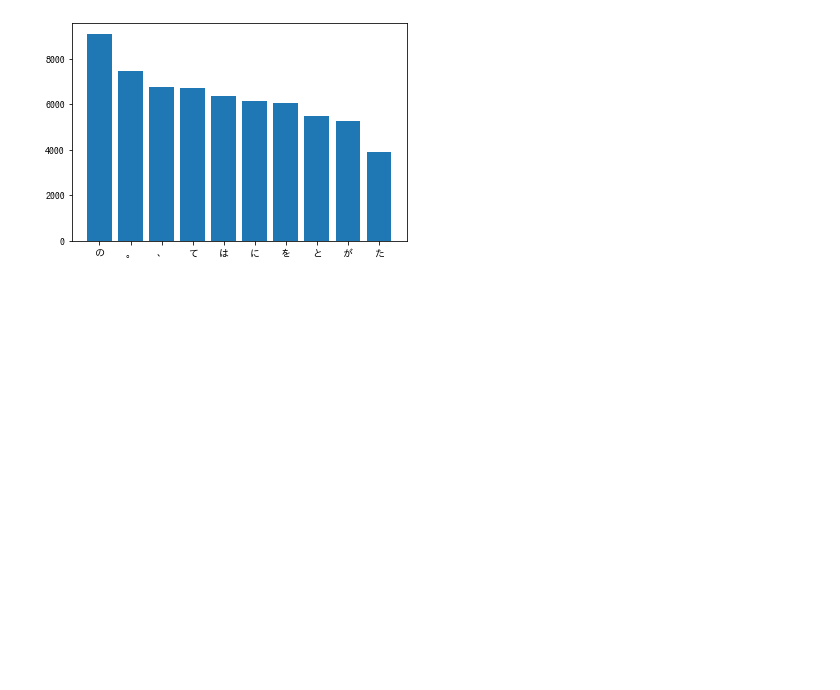
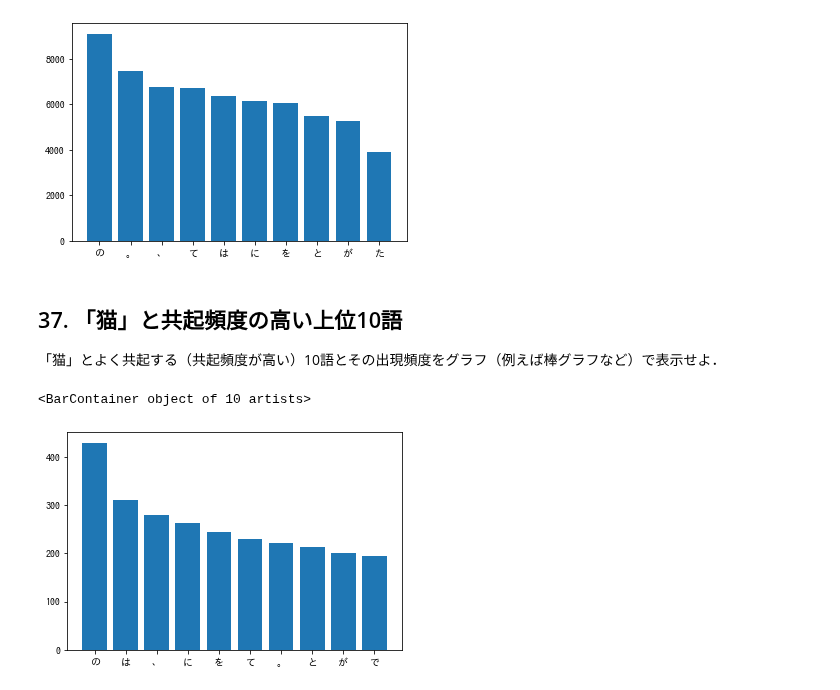
Before and after one commit to nishikaz/NLP100Exercise, a Jupyter notebook: Chapter4/Chapter4_POS-tagging.ipynb, the cells around one changed output. Saved outputs shown, nothing was run; the diff lists cells and outputs as text; code cells hidden in the pictures; blank space fills up the shorter version.

Commit message:
「37. 「猫」と共起頻度の高い上位10語」を回答

```diff
--- a/Chapter4/Chapter4_POS-tagging.ipynb
+++ b/Chapter4/Chapter4_POS-tagging.ipynb
@@ -254,3 +254,26 @@ plt.bar(x=[each[0] for each in top10], height=[each[1] for each in top10])
 # %% [output]
 <BarContainer object of 10 artists>
 [figure]
+# %% [markdown]
+## 37. 「猫」と共起頻度の高い上位10語
+「猫」とよく共起する（共起頻度が高い）10語とその出現頻度をグラフ（例えば棒グラフなど）で表示せよ．
+# %%
+from collections import Counter
+import matplotlib.pyplot as plt
+from matplotlib import font_manager
+font_manager.fontManager.addfont("/usr/share/fonts/truetype/fonts-japanese-gothic.ttf")
+plt.rc('font', family="IPAGothic")
+
+include_neko_sentences = []
+
+for sentence in neko_morphemes:
+    for word in sentence:
+        if word['pos'] == '名詞' and word['surface'] == '猫':
+            include_neko_sentences.append(sentence)
+
+counter = Counter([word['surface'] for sentence in include_neko_sentences for word in sentence if word['surface']!='猫'])
+top10 = counter.most_common()[:10]
+plt.bar(x=[each[0] for each in top10], height=[each[1] for each in top10])
+# %% [output]
+<BarContainer object of 10 artists>
+[figure, added]
```
